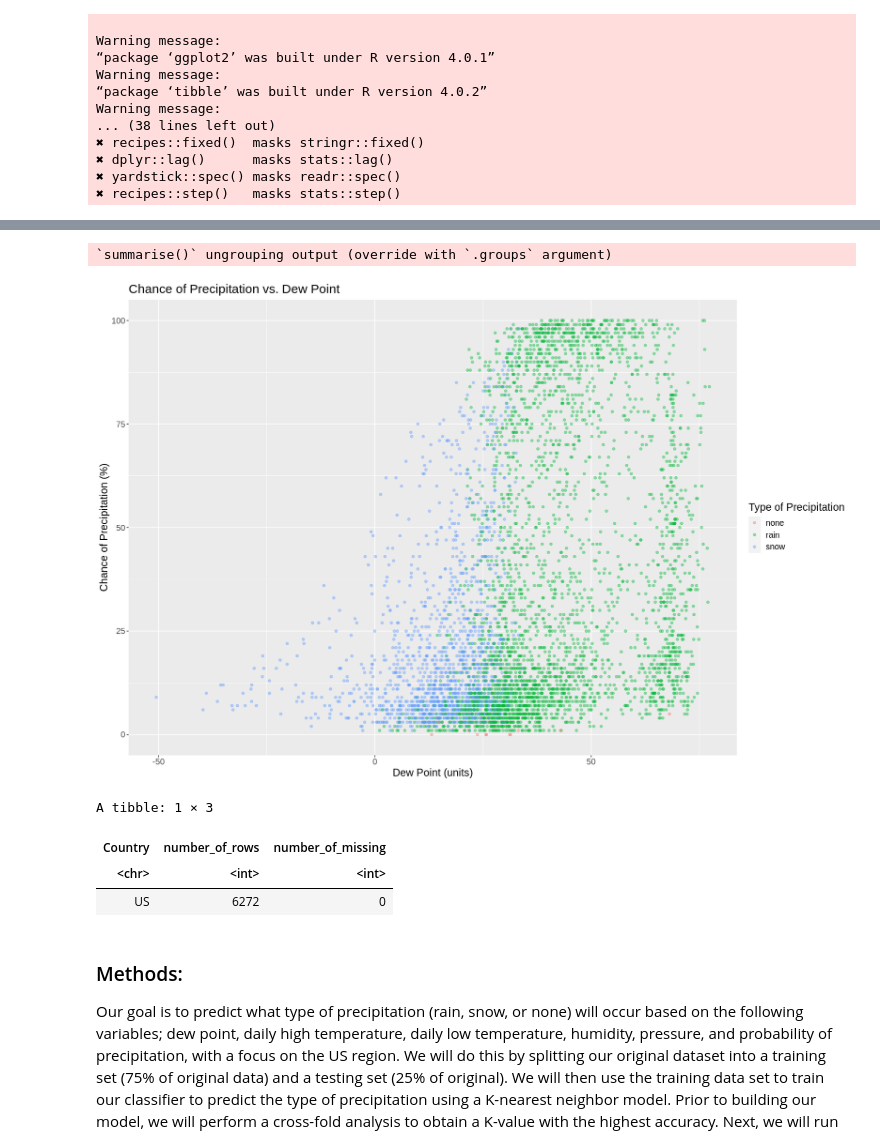
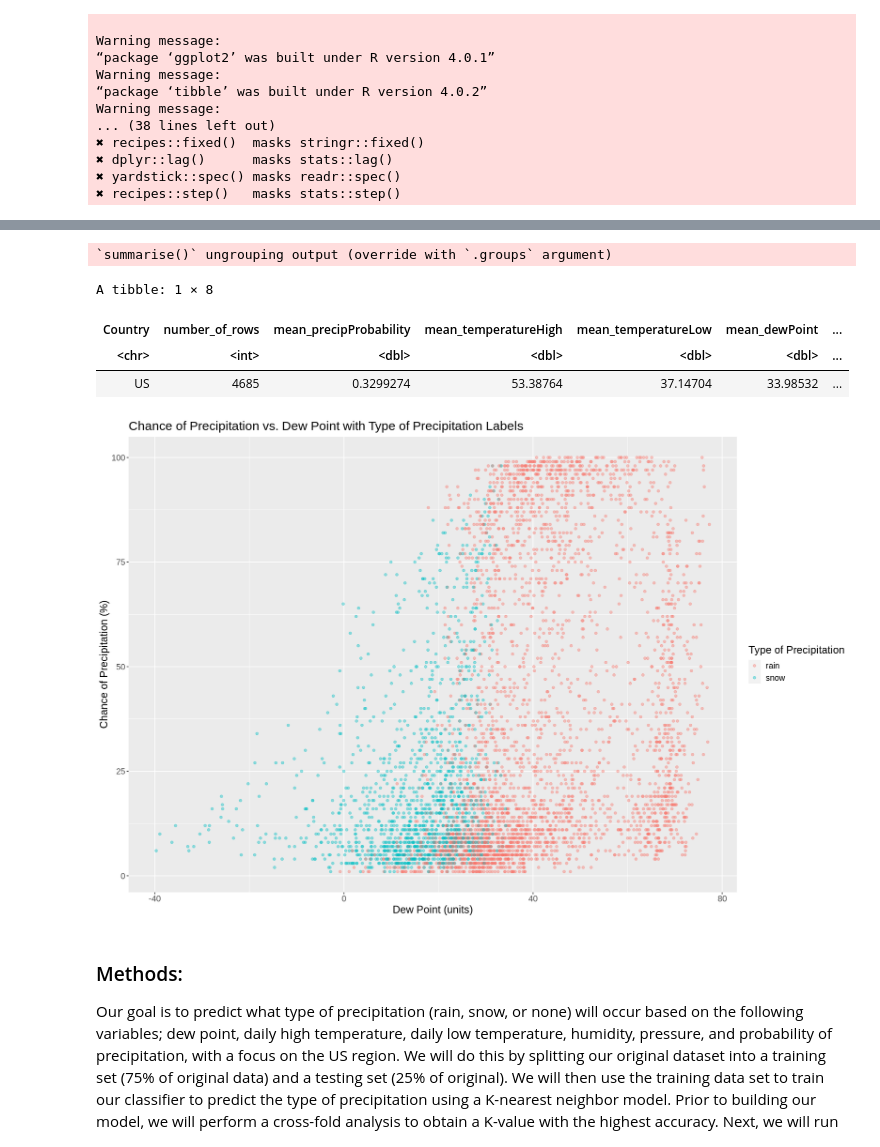
Before and after one commit to codingonapotato/dsci100_group_project_S2022, a Jupyter notebook: Project Proposal.ipynb, the cells around one changed output, grey strips where cells are left out. Saved outputs shown, nothing was run; the diff lists cells and outputs as text; code cells hidden in the pictures.

```diff
--- a/Project Proposal.ipynb
+++ b/Project Proposal.ipynb
@@ -48,20 +48,19 @@ weather_data_US_only <- weather_data_raw %>%
 
 na_count <- weather_data_US_only %>%
             is.na() %>%
-            sum() %>%
             as.data.frame() %>%
-            rename(number_of_missing = ".") #formally showing number of missing values in a weather_data_US_only dataframe
+            filter(precipType == TRUE) %>%
+            group_by(precipType) %>%
+            summarize(number_of_missing = n()) %>%
+            select(-precipType) #formally showing number of missing values in a weather_data_US_only dataframe
 
 weather_data <- weather_data_US_only %>%
-    mutate(precipType = ifelse(is.na(precipType), 'none', precipType)) %>%
-    mutate(precipType = as.factor(precipType)) %>%
-    drop_na()  # final dataframe without NA's
+    drop_na() %>%
+    mutate(precipType = as.factor(precipType)) #dropping all NA values from the dataset and mutating precipType into a factor
 
-na_count_final <- weather_data %>%
-            is.na() %>%
-            sum() %>%
-            as.data.frame() %>%
-            rename(number_of_missing = ".") #formally showing number of missing values in a weather_data dataframe
+unified_tibble <- slice(count, 1) %>%
+                    bind_cols(na_count)
+unified_tibble #Aggregate table for column number and number of *previously missing values in the dataset that got removed
 # %% [output]
 Parsed with column specification:
 cols(
@@ -80,44 +85,45 @@ See spec(...) for full column specifications.
 # %%
 weather_split <- weather_data %>%
-                    initial_split(prop = 0.75, strata = precipProbability) #just the thing we have to do to create the split object
+                    initial_split(prop = 0.75, strata = precipType) #just the thing we have to do to create the split object
 
 weather_training <- training(weather_split) #training dataset
 weather_testing <- testing(weather_split) #testing dataset
 
+
 weather_train_means <- weather_training %>%
                             select(-Country, -precipType) %>%
-                            map_df(mean) #computed means for across all columns
+                            map_df(mean) %>%
+                            rename(mean_dewPoint = dewPoint,
+                                  mean_precipProbability = precipProbability,
+                                  mean_temperatureHigh = temperatureHigh,
+                                  mean_temperatureLow = temperatureLow,
+                                  mean_humidity = humidity,
+                                  mean_pressure = pressure) #computed means for across all columns
 
 weather_train_total <- weather_training %>%
                             group_by(Country) %>%
                             summarize(number_of_rows = n()) #computed total number of rows
 
 weather_train_aggregate <- weather_train_total %>%
                                 bind_cols(weather_train_means) #aggregated summary tables for the training data
+weather_train_aggregate
 
 options(repr.plot.width = 15, repr.plot.height = 10)
 weather_train_plot <- weather_training %>%
                         mutate(precipProbability = precipProbability*100) %>%
                         ggplot(aes(x = dewPoint, y = precipProbability)) +
                         geom_point(aes(colour = precipType), alpha = 0.4) +
                         labs(x = "Dew Point (units)", y = "Chance of Precipitation (%)", colour = "Type of Precipitation") +
                         theme(text = element_text(size = 15)) +
-                        ggtitle("Chance of Precipitation vs. Dew Point")
+                        ggtitle("Chance of Precipitation vs. Dew Point with Type of Precipitation Labels")
 weather_train_plot
 # %% [output]
 `summarise()` ungrouping output (override with `.groups` argument)
+A tibble: 1 × 8
+| Country | number_of_rows | mean_precipProbability | mean_temperatureHigh | mean_temperatureLow | mean_dewPoint | ... |
+| <chr> | <int> | <dbl> | <dbl> | <dbl> | <dbl> | ... |
+| US | 4685 | 0.3299274 | 53.38764 | 37.14704 | 33.98532 | ... |
-[figure, old version]
+[figure, new version]
-# %%
-# Planning to maybe have this code cell store the summary tables
-
-unified_tibble <- slice(count, 1) %>%
-                    bind_cols(na_count_final)
-unified_tibble
-# %% [output]
-A tibble: 1 × 3
-| Country | number_of_rows | number_of_missing |
-| <chr> | <int> | <int> |
-| US | 6272 | 0 |
 # %% [markdown]
 ### Methods:
 
```
Also changed, not shown: parts of 2 cells of this notebook.
